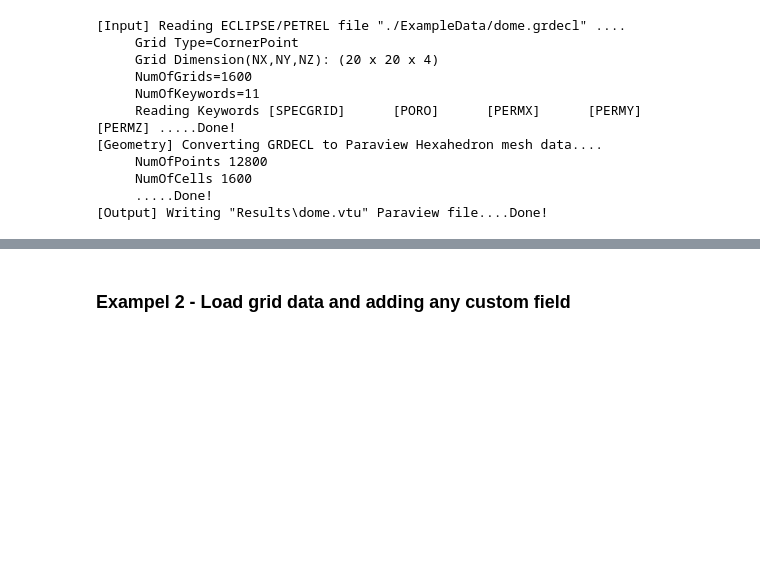
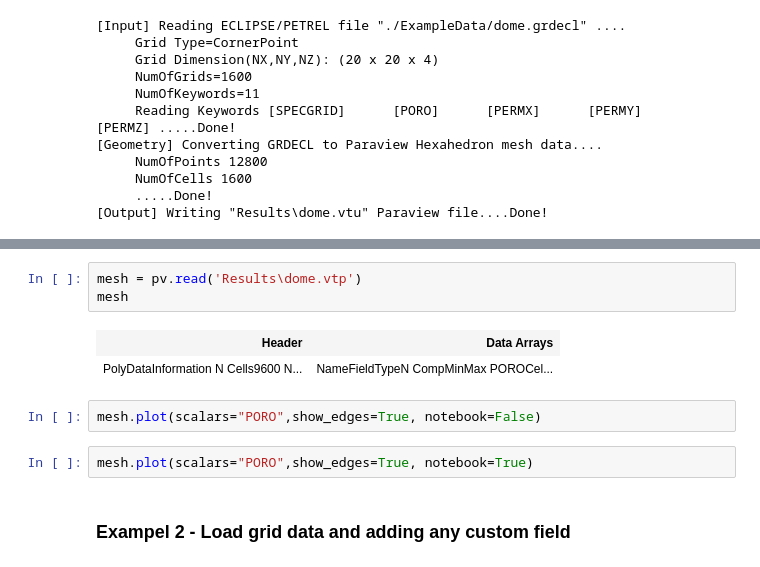
Before and after one commit to BinWang0213/PyGRDECL, a Jupyter notebook: Example_GettingStart.ipynb, the cells around one changed output, grey strips where cells are left out. Drawn from its saved outputs; the diff is of its cells as text; blank space fills up the shorter version.

Commit message:
Embedded Visulization in jupyter notebook

```diff
--- a/Example_GettingStart.ipynb
+++ b/Example_GettingStart.ipynb
@@ -39,3 +61,13 @@ Model.Write2VTU()
+# %%
+mesh = pv.read('Results\dome.vtp')
+mesh
+# %% [output]
+| Header | Data Arrays |
+| PolyDataInformation N Cells9600 N... | NameFieldTypeN CompMinMax POROCel... |
+# %%
+mesh.plot(scalars="PORO",show_edges=True, notebook=False)
+# %%
+mesh.plot(scalars="PORO",show_edges=True, notebook=True)
 # %% [markdown]
 ### Exampel 2 - Load grid data and adding any custom field
 # %%
```
Also changed, not shown: parts of 4 cells of this notebook, 2 other files.
